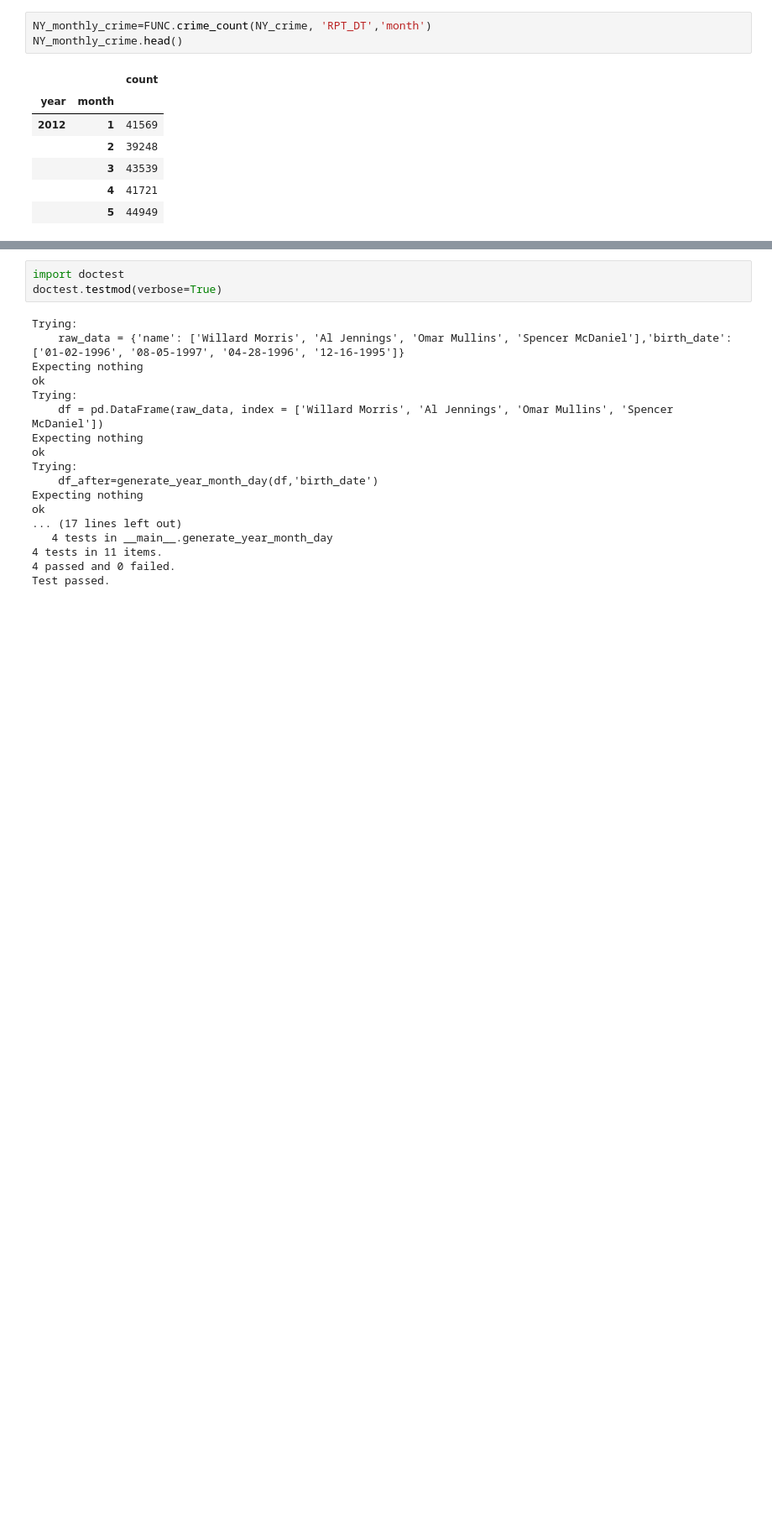
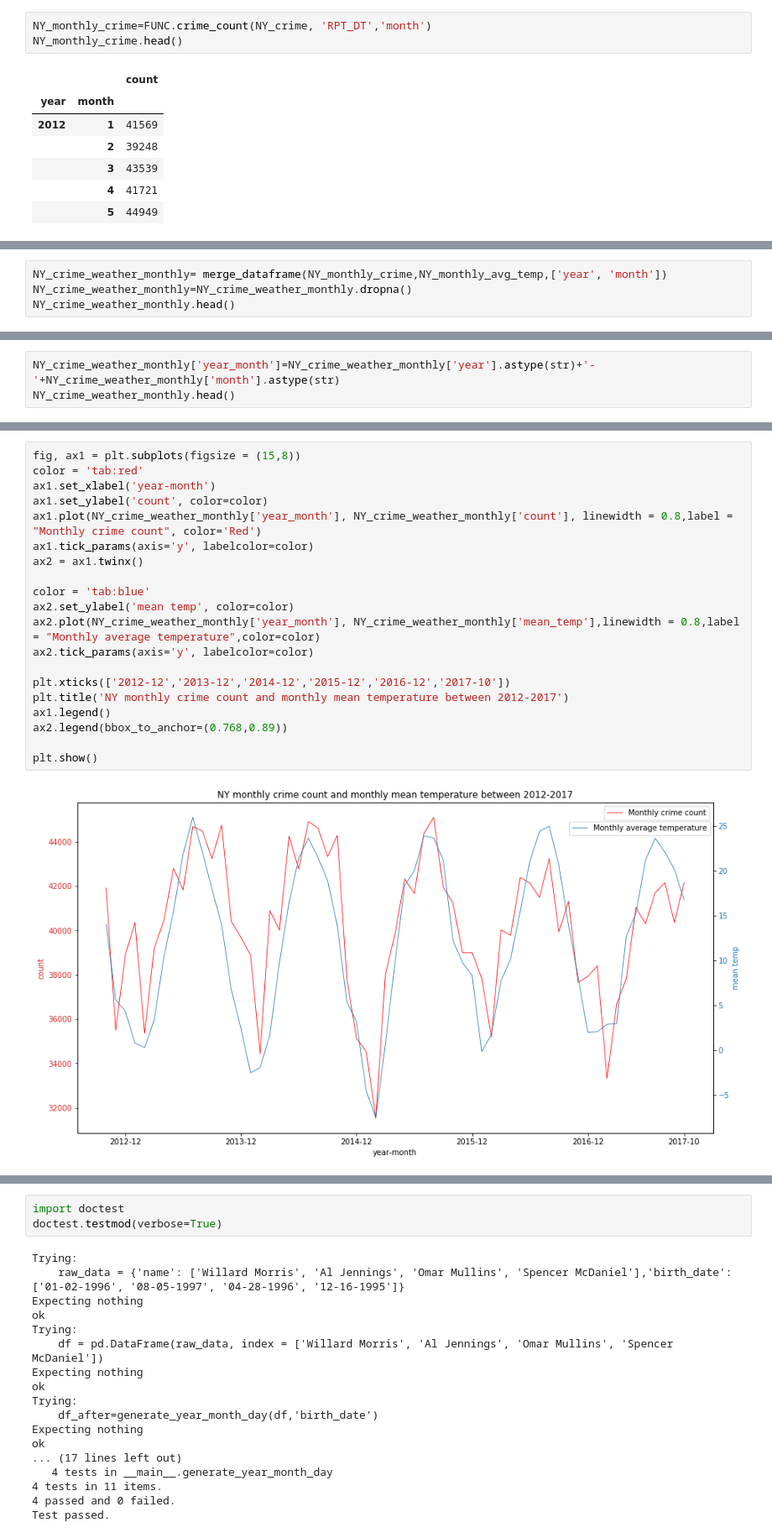
Before and after one commit to AprilW048/Final_Project, a Jupyter notebook: Weatherindex_and_Crime.ipynb, the cells around one changed output, grey strips where cells are left out. Shown: that part at 84% size. Saved outputs shown, nothing was run; the diff lists cells and outputs as text; blank space fills up the shorter version.

```diff
--- a/Weatherindex_and_Crime.ipynb
+++ b/Weatherindex_and_Crime.ipynb
@@ -847,0 +853,4 @@ NY_monthly_avg_temp.head()
+# %%
+NY_crime_weather_monthly= merge_dataframe(NY_monthly_crime,NY_monthly_avg_temp,['year', 'month'])
+NY_crime_weather_monthly=NY_crime_weather_monthly.dropna()
+NY_crime_weather_monthly.head()
@@ -847,0 +864,3 @@ NY_monthly_avg_temp.head()
+# %%
+NY_crime_weather_monthly['year_month']=NY_crime_weather_monthly['year'].astype(str)+'-'+NY_crime_weather_monthly['month'].astype(str)
+NY_crime_weather_monthly.head()
@@ -847,0 +874,22 @@ NY_monthly_avg_temp.head()
+# %%
+fig, ax1 = plt.subplots(figsize = (15,8))
+color = 'tab:red'
+ax1.set_xlabel('year-month')
+ax1.set_ylabel('count', color=color)
+ax1.plot(NY_crime_weather_monthly['year_month'], NY_crime_weather_monthly['count'], linewidth = 0.8,label = "Monthly crime count", color='Red')
+ax1.tick_params(axis='y', labelcolor=color)
+ax2 = ax1.twinx()
+
+color = 'tab:blue'
+ax2.set_ylabel('mean temp', color=color)
+ax2.plot(NY_crime_weather_monthly['year_month'], NY_crime_weather_monthly['mean_temp'],linewidth = 0.8,label = "Monthly average temperature",color=color)
+ax2.tick_params(axis='y', labelcolor=color)
+
+plt.xticks(['2012-12','2013-12','2014-12','2015-12','2016-12','2017-10'])
+plt.title('NY monthly crime count and monthly mean temperature between 2012-2017')
+ax1.legend()
+ax2.legend(bbox_to_anchor=(0.768,0.89))
+
+plt.show()
+# %% [output]
+[figure, added]
```
Also changed, not shown: parts of 6 cells of this notebook.
